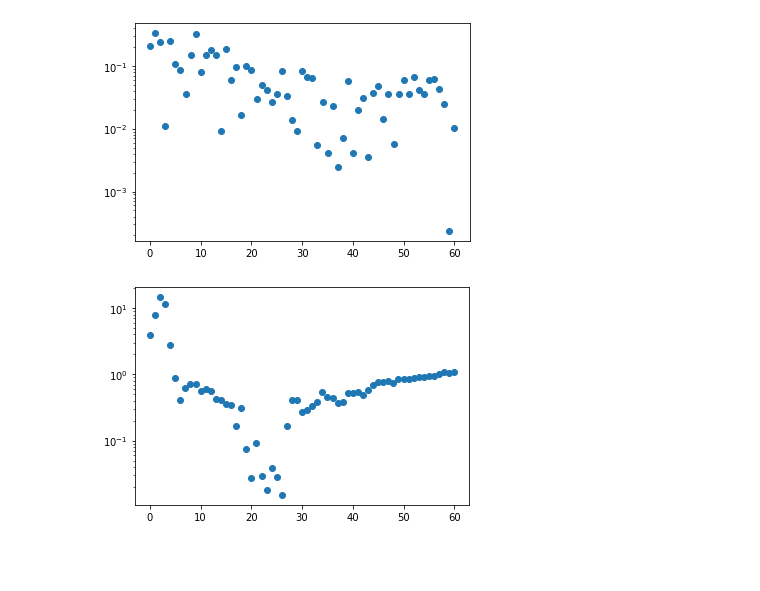
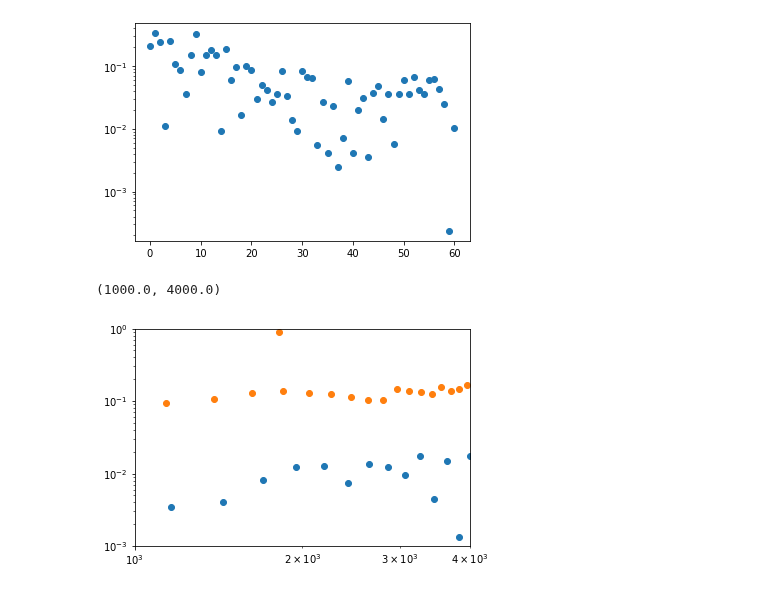
Before and after one commit to slowdivePTG/ASASSN-14ko, a Jupyter notebook: YT_Visualization/Energy Dispersion (Density).ipynb, the cells around one changed output. Drawn from its saved outputs; the diff is of its cells as text; code cells hidden in the pictures; blank space fills up the shorter version.

```diff
--- a/YT_Visualization/Energy Dispersion (Density).ipynb
+++ b/YT_Visualization/Energy Dispersion (Density).ipynb
@@ -64,9 +64,14 @@ plt.yscale('log')
 # %% [output]
 [figure]
 # %%
-plt.scatter(range(len(raw_1['x'])), abs(1-raw_1['y'] / rawe_1['y'])[0, :])
-#plt.scatter(range(len(raw_1['x'])), abs(1-raw_1['y'] / rawe_1['y'])[1, :])
-#plt.scatter(range(len(raw_1['x'])), abs(1-raw_1['y'] / rawe_1['y'])[2, :])
+plt.scatter(raw114_1['x']/(1*u.Rsun/u.cm).in_cgs(), abs(1-raw_1['y'] / raw114_1['y'])[0, :])
+plt.scatter(rawe_1['x']/(1*u.Rsun/u.cm).in_cgs(), abs(1-raw_1['y'] / rawe_1['y'])[0, :])
+#plt.scatter(range(len(raw_1['x'])), abs(1-raw_1['y'] / raw114_1['y'])[1, :])
+#plt.scatter(range(len(raw_1['x'])), abs(1-raw_1['y'] / raw114_1['y'])[2, :])
 plt.yscale('log')
+plt.xscale('log')
+plt.ylim(1e-3, 1e0)
+plt.xlim(1e3, 4e3)
 # %% [output]
+(1000.0, 4000.0)
-[figure, old version]
+[figure, new version]
```
Also changed, not shown: parts of 3 cells of this notebook.
